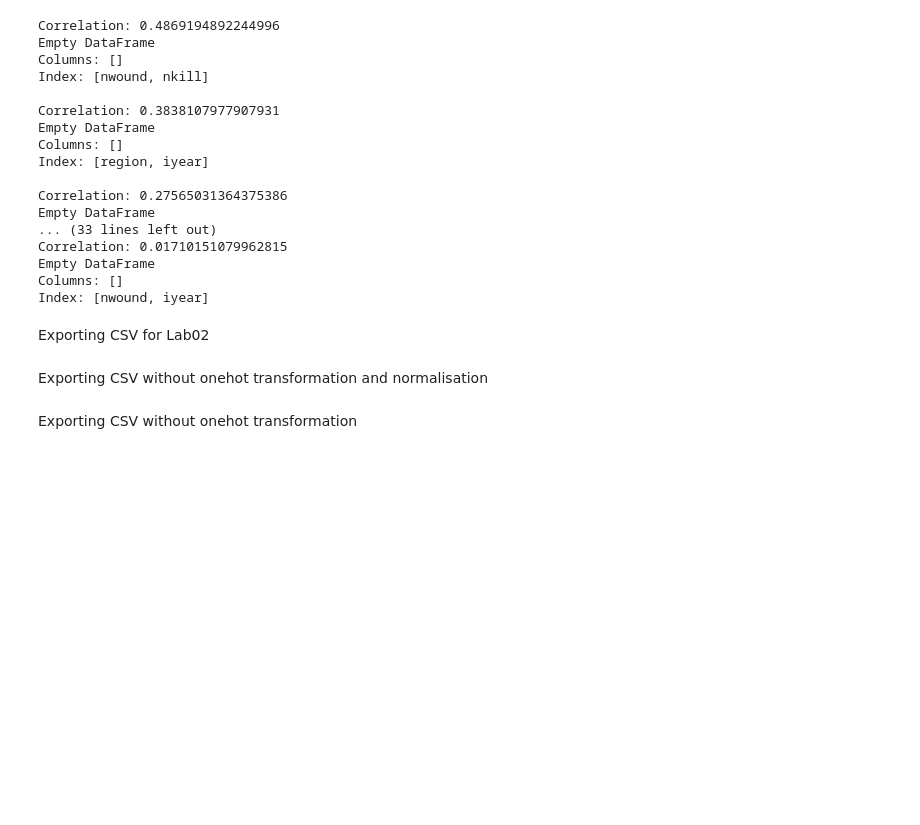
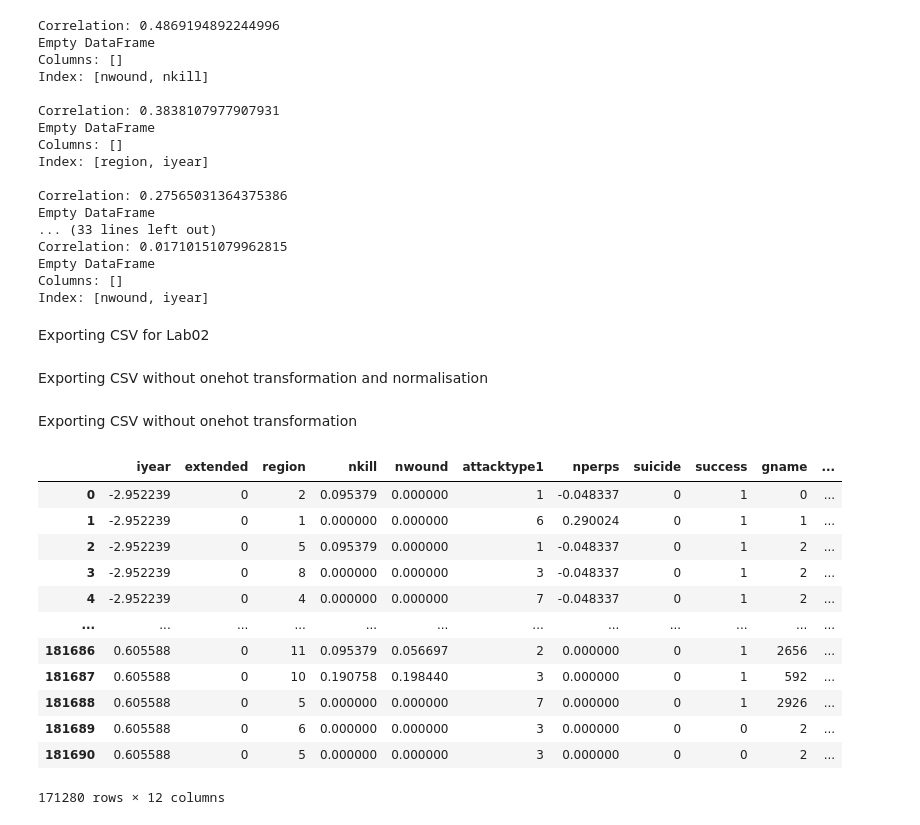
Before and after one commit to GarlicRoll/ML-TerrActs, a Jupyter notebook: Preprocessing.ipynb, the cells around one changed output. Cells and saved outputs as stored; diff of their text form; code cells hidden in the pictures; blank space fills up the shorter version.

```diff
--- a/Preprocessing.ipynb
+++ b/Preprocessing.ipynb
@@ -353,11 +359,32 @@ Exporting CSV without onehot transformation and normalisation
 # %%
 df_without_onehot.to_csv(r'global_preprocessed_without_onehot_and_norm.csv', index= False )
 # %%
-df_without_onehot["iyear"] = (df_without_onehot["iyear"]-df_without_onehot["iyear"].median())/df_without_onehot["iyear"].std()
-df_without_onehot["nkill"] = (df_without_onehot["nkill"]-df_without_onehot["nkill"].median())/df_without_onehot["nkill"].std()
-df_without_onehot["nwound"] = (df_without_onehot["nwound"]-df_without_onehot["nwound"].median())/df_without_onehot["nwound"].std()
-df_without_onehot["nperps"] = (df_without_onehot["nperps"]-df_without_onehot["nperps"].median())/df_without_onehot["nperps"].std()
+#df_without_onehot["iyear"] = (df_without_onehot["iyear"]-df_without_onehot["iyear"].median())/df_without_onehot["iyear"].std()
+#df_without_onehot["nkill"] = (df_without_onehot["nkill"]-df_without_onehot["nkill"].median())/df_without_onehot["nkill"].std()
+#df_without_onehot["nwound"] = (df_without_onehot["nwound"]-df_without_onehot["nwound"].median())/df_without_onehot["nwound"].std()
+#df_without_onehot["nperps"] = (df_without_onehot["nperps"]-df_without_onehot["nperps"].median())/df_without_onehot["nperps"].std()
+
+df_without_onehot["iyear"] = (df_without_onehot["iyear"] - df_without_onehot["iyear"].min()) / (df_without_onehot["iyear"].max() - df_without_onehot["iyear"].min())
+df_without_onehot["nkill"] = (df_without_onehot["nkill"] - df_without_onehot["nkill"].min()) / (df_without_onehot["nkill"].max() - df_without_onehot["nkill"].min())
+df_without_onehot["nwound"] = (df_without_onehot["nwound"] - df_without_onehot["nwound"].min()) / (df_without_onehot["nwound"].max() - df_without_onehot["nwound"].min())
+df_without_onehot["nperps"] = (df_without_onehot["nperps"] - df_without_onehot["nperps"].min()) / (df_without_onehot["nperps"].max() - df_without_onehot["nperps"].min())
 # %% [markdown]
 Exporting CSV without onehot transformation
 # %%
 df_without_onehot.to_csv(r'global_preprocessed_without_onehot.csv', index= False )
+# %%
+df_without_onehot
+# %% [output]
+|  | iyear | extended | region | nkill | nwound | attacktype1 | nperps | suicide | success | gname | ... |
+| 0 | -2.952239 | 0 | 2 | 0.095379 | 0.000000 | 1 | -0.048337 | 0 | 1 | 0 | ... |
+| 1 | -2.952239 | 0 | 1 | 0.000000 | 0.000000 | 6 | 0.290024 | 0 | 1 | 1 | ... |
+| 2 | -2.952239 | 0 | 5 | 0.095379 | 0.000000 | 1 | -0.048337 | 0 | 1 | 2 | ... |
+| 3 | -2.952239 | 0 | 8 | 0.000000 | 0.000000 | 3 | -0.048337 | 0 | 1 | 2 | ... |
+| 4 | -2.952239 | 0 | 4 | 0.000000 | 0.000000 | 7 | -0.048337 | 0 | 1 | 2 | ... |
+| ... | ... | ... | ... | ... | ... | ... | ... | ... | ... | ... | ... |
+| 181686 | 0.605588 | 0 | 11 | 0.095379 | 0.056697 | 2 | 0.000000 | 0 | 1 | 2656 | ... |
+| 181687 | 0.605588 | 0 | 10 | 0.190758 | 0.198440 | 3 | 0.000000 | 0 | 1 | 592 | ... |
+| 181688 | 0.605588 | 0 | 5 | 0.000000 | 0.000000 | 7 | 0.000000 | 0 | 1 | 2926 | ... |
+| 181689 | 0.605588 | 0 | 6 | 0.000000 | 0.000000 | 3 | 0.000000 | 0 | 0 | 2 | ... |
+| 181690 | 0.605588 | 0 | 5 | 0.000000 | 0.000000 | 3 | 0.000000 | 0 | 0 | 2 | ... |
+171280 rows × 12 columns
```
Also changed, not shown: parts of 9 cells of this notebook, 2 other files.
